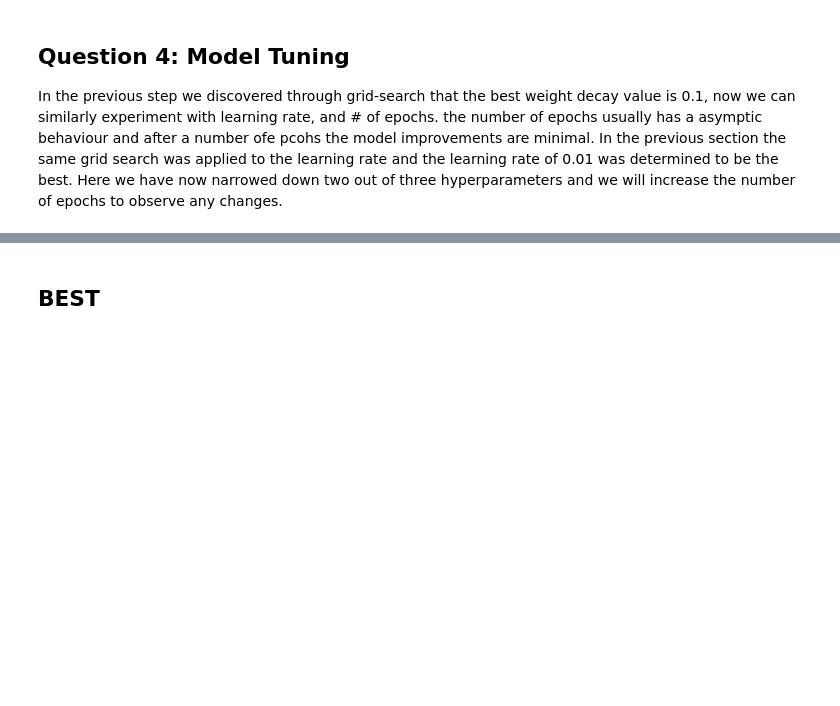
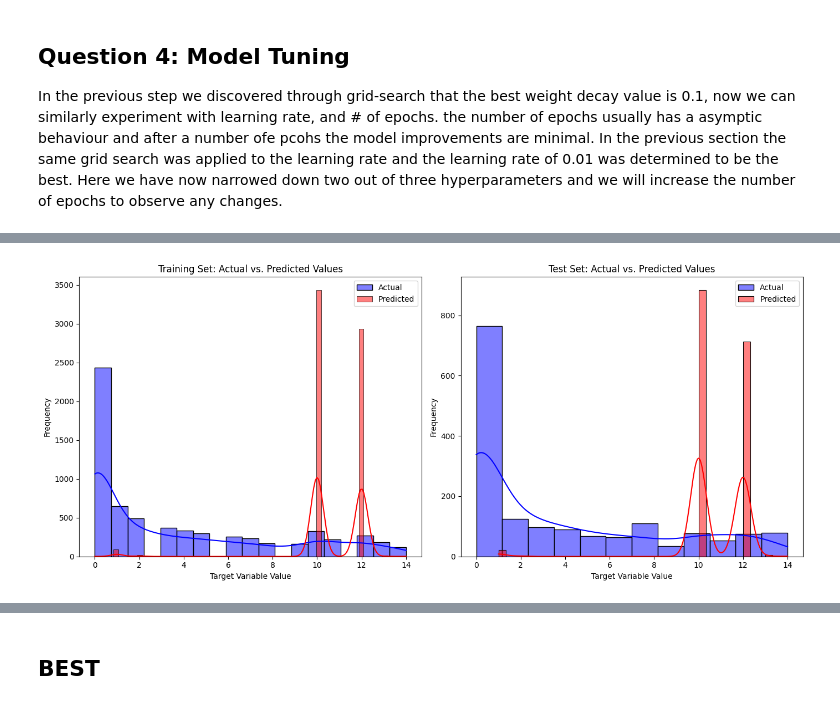
Before and after one commit to sourenpash/MIE162, a Jupyter notebook: Assignment 2/pashangpour_1006324611_assignment2.ipynb, the cells around one changed output, grey strips where cells are left out. Cells and saved outputs as stored; diff of their text form; code cells hidden in the pictures; blank space fills up the shorter version.

```diff
--- a/Assignment 2/pashangpour_1006324611_assignment2.ipynb
+++ b/Assignment 2/pashangpour_1006324611_assignment2.ipynb
@@ -56,7 +62,7 @@ result_df.to_excel('numberOfResponsesPerClass.xlsx', index=False)
 
 
 # Load the Excel file into a DataFrame
-df = pd.read_excel('response_tally.xlsx')
+df = pd.read_excel('numberOfResponsesPerClass.xlsx')
 
 # Initialize an empty dictionary to hold string tallies
 column_tally = {}
@@ -985,0 +1281,82 @@ plt.show()
+# %%
+import torch
+import matplotlib.pyplot as plt
+import seaborn as sns
+from sklearn.metrics import accuracy_score, confusion_matrix, classification_report, f1_score
+from sklearn.metrics import mean_absolute_error, mean_squared_error
+from torch.utils.data import DataLoader, TensorDataset
+
+# Define your model structure
+class LogisticRegressionModel(nn.Module):
+    def __init__(self, n_features, n_classes):
+        super(LogisticRegressionModel, self).__init__()
+        self.linear = nn.Linear(n_features, n_classes)
+
+    def forward(self, x):
+        return self.linear(x)
+
+# Load the model from the saved .pth file
+model = torch.load('finalModel.pth')
+
+# Ensure the model is in evaluation mode
+model.eval()
+
+# Create DataLoaders for the test set
+# Assuming X_test and y_test are your features and labels for the test set
+X_test_tensor = torch.tensor(X_test.values.astype(np.float32))
+y_test_tensor = torch.tensor(y_test.values.astype(np.int64))
+
+test_loader = DataLoader(TensorDataset(X_test_tensor, y_test_tensor), batch_size=64, shuffle=False)
+
+# Get predictions
+y_pred_list = []
+with torch.no_grad():
+    for X_batch, _ in test_loader:
+        X_batch = X_batch.to(device)
+        y_test_pred = model(X_batch)
+        _, y_pred_tags = torch.max(y_test_pred, dim=1)
+        y_pred_list.append(y_pred_tags.cpu().numpy())
+
+# Flatten the list of predictions
+y_pred_flat = [item for sublist in y_pred_list for item in sublist]
+
+# Get predictions for the training set for comparison
+# Assuming X_train and y_train are your features and labels for the training set
+X_train_tensor = torch.tensor(X_train.values.astype(np.float32)).to(device)
+y_train_pred_list = []
+with torch.no_grad():
+    y_train_pred = model(X_train_tensor)
+    _, y_train_pred_tags = torch.max(y_train_pred, dim=1)
+    y_train_pred_list = y_train_pred_tags.cpu().numpy()
+
+# Plotting distributions of true vs. predicted values
+plt.figure(figsize=(14, 6))
+
+# Plot for the training set
+plt.subplot(1, 2, 1)
+sns.histplot(y_train, color='blue', label='Actual', kde=True)
+sns.histplot(y_train_pred_list, color='red', label='Predicted', kde=True)
+plt.title('Training Set: Actual vs. Predicted Values')
+plt.xlabel('Target Variable Value')
+plt.ylabel('Frequency')
+plt.legend()
+
+# Plot for the test set
+plt.subplot(1, 2, 2)
+sns.histplot(y_test, color='blue', label='Actual', kde=True)
+sns.histplot(y_pred_flat, color='red', label='Predicted', kde=True)
+plt.title('Test Set: Actual vs. Predicted Values')
+plt.xlabel('Target Variable Value')
+plt.ylabel('Frequency')
+plt.legend()
+
+plt.tight_layout()
+plt.show()
+
+# Calculate MAE and MSE
+MAE = mean_absolute_error(y_test, y_pred_flat)
+MSE = mean_squared_error(y_test, y_pred_flat)
+accuracy = accuracy_score(y_test, y_pred_flat)
+print(f"Mean absolute error: {MAE}\nMean squared error: {MSE}\nAccuracy: {accuracy * 100}")
+# %% [output]
+[figure, added]
```
Also changed, not shown: parts of 16 cells of this notebook, 10 other files.
